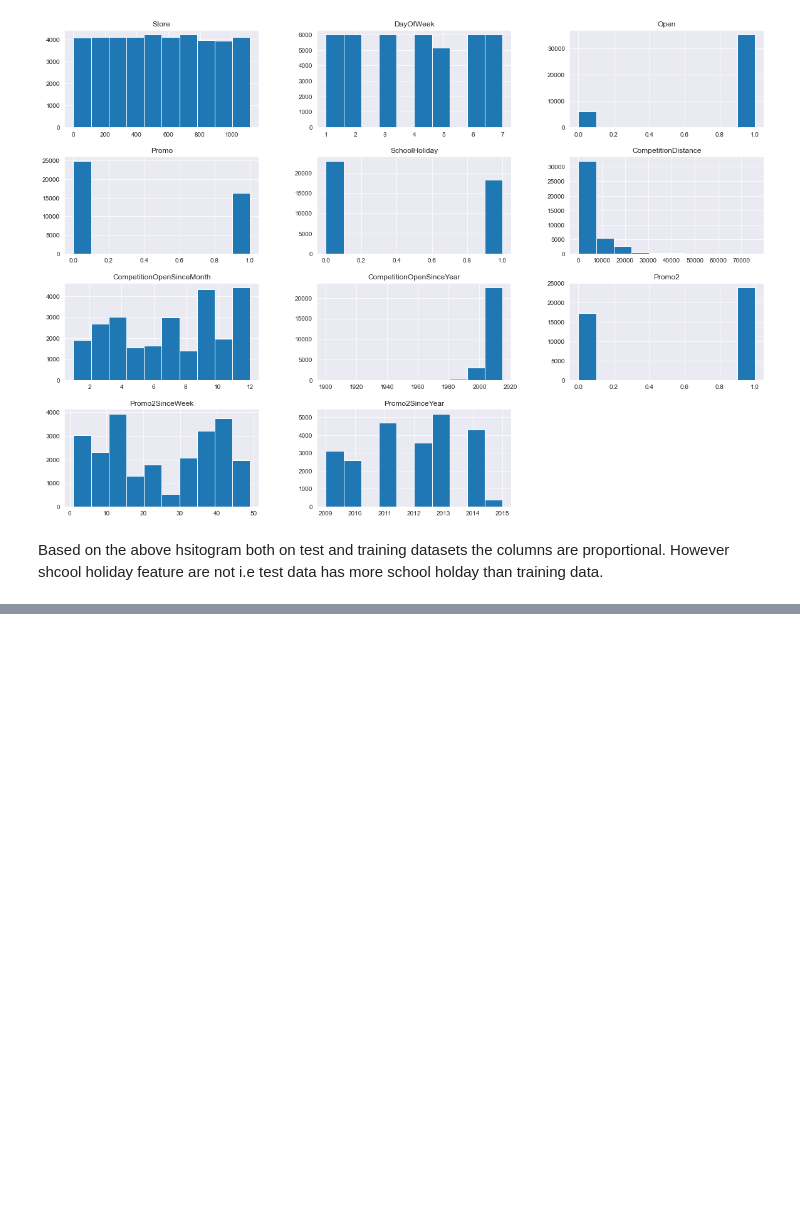
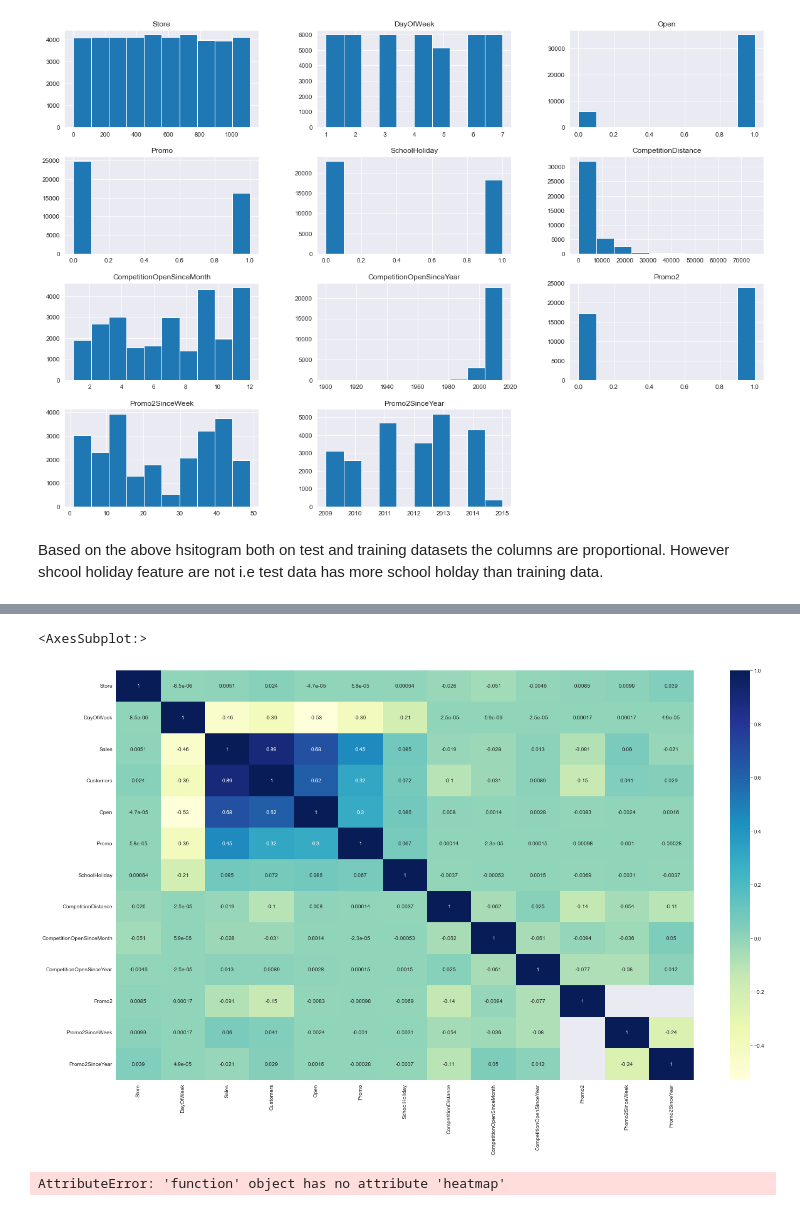
Before and after one commit to Yohanes-GR/Pharmaceutical-Sales-Forcasting, a Jupyter notebook: notebooks/EDA.ipynb, the cells around one changed output, grey strips where cells are left out. Saved outputs shown, nothing was run; the diff lists cells and outputs as text; code cells hidden in the pictures; blank space fills up the shorter version.

```diff
--- a/notebooks/EDA.ipynb
+++ b/notebooks/EDA.ipynb
@@ -284,0 +331,12 @@ However shcool holiday feature are not i.e test data has more school holday than
+# %%
+#Heatmap/graphical represetnation of features after preprocessed/correleation b/n features
+plt.figure(figsize=(24,14))
+sns.heatmap(train_df.corr(), annot=True, cmap='YlGnBu')
+# %% [output]
+<AxesSubplot:>
+[figure, added]
+# %%
+import matplotlib.pyplot as plt
+plot.heatmap(test_df[['Sales', 'Customers']], title='Correlation Between Sales and Customers')
+# %% [output]
+AttributeError: 'function' object has no attribute 'heatmap'
```
Also changed, not shown: parts of 6 cells of this notebook.
